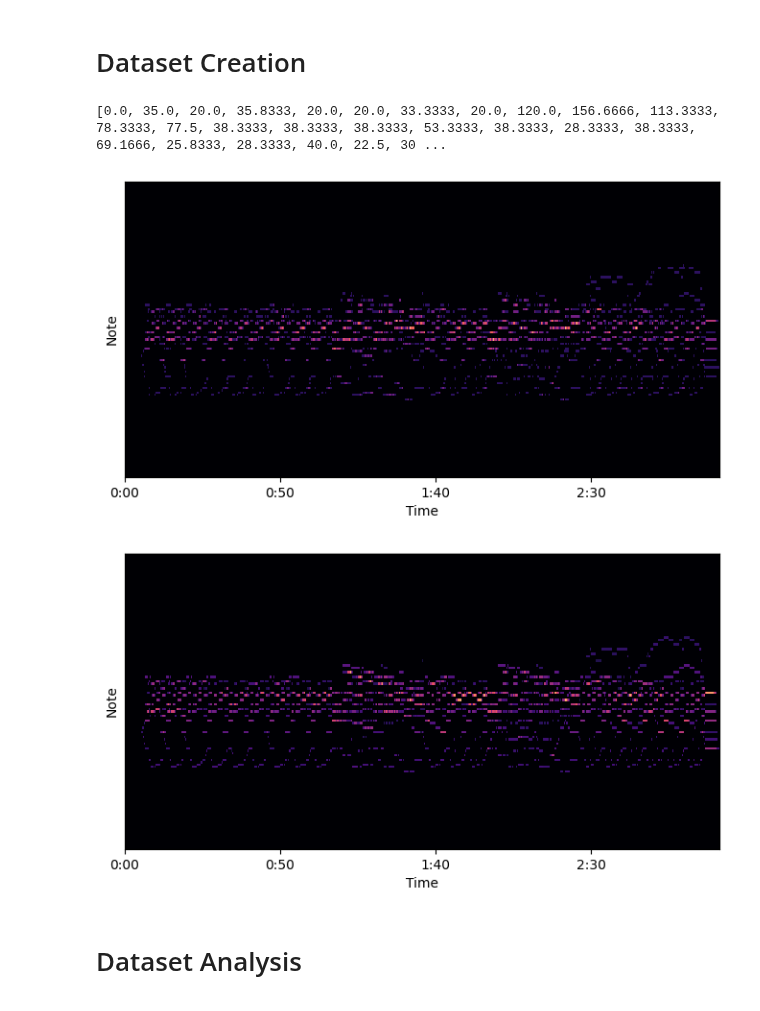
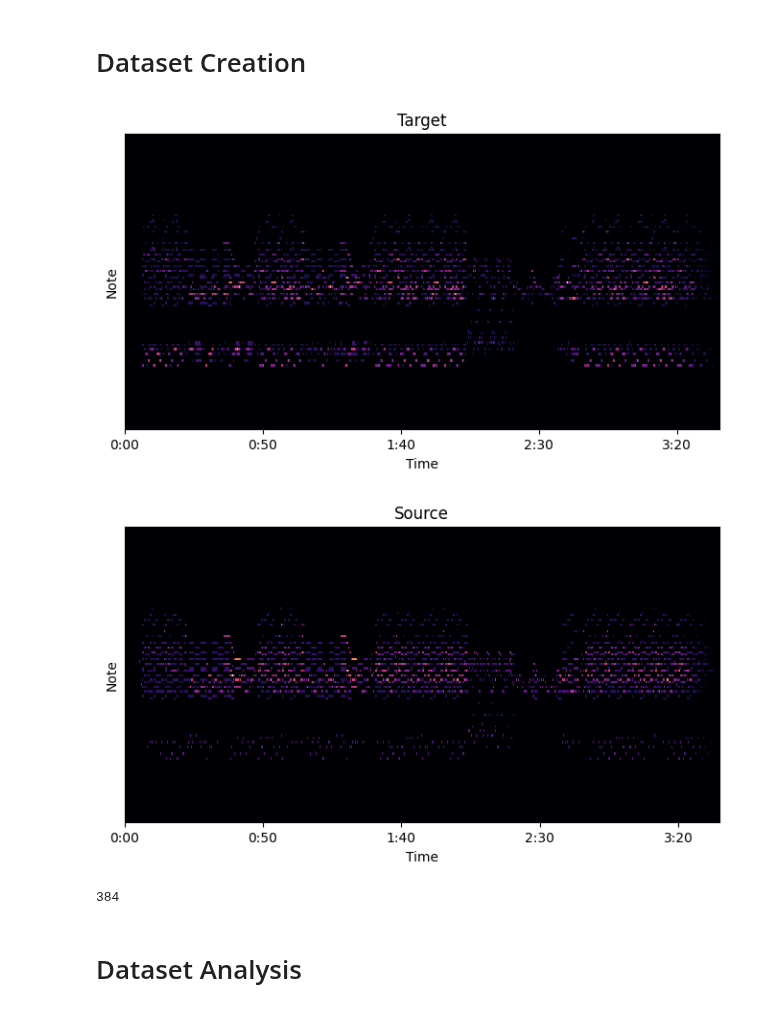
Before and after one commit to TheRealAnonymous008/ML-Playground, a Jupyter notebook: Composer/demo.ipynb, the cells around one changed output. Cells and saved outputs as stored; diff of their text form; code cells hidden in the pictures.

```diff
--- a/Composer/demo.ipynb
+++ b/Composer/demo.ipynb
@@ -18,8 +18,8 @@ for path, subdirs, files in os.walk(r'./data/'):
         if (name.endswith('.mid')):
             midi_files.append(os.path.join(path, name))
 # %%
-TEST_FILE = r'I Started a Joke.mid'
-df = make_dataset([TEST_FILE], file_name="datasets/midi-dataset-flat.csv")
+TEST_FILE = r'./data/Rick Astley/Never Gonna Give You Up.mid'
+df = make_dataset(midi_files, file_name="datasets/midi-dataset-flat.csv")
 # %%
 import pretty_midi
 from models.data_split import NUM_MIDI_NOTES, VOCABULARY
@@ -30,30 +30,32 @@ toks = df.iloc[0]['notes']
 durations = df.iloc[0]['durations']
 times = df.iloc[0]["times"]
 velocities = df.iloc[0]['velocities']
-# %%
-print(durations)
-# %% [output]
-[0.0, 35.0, 20.0, 35.8333, 20.0, 20.0, 33.3333, 20.0, 120.0, 156.6666, 113.3333, 78.3333, 77.5, 38.3333, 38.3333, 38.3333, 53.3333, 38.3333, 28.3333, 38.3333, 69.1666, 25.8333, 28.3333, 40.0, 22.5, 30 ...
 # %%
-midi_file = pretty_midi.PrettyMIDI(resolution=96)
+midi_file = pretty_midi.PrettyMIDI(resolution=384)
 
 piano = pretty_midi.Instrument(0)
 
 time = 0
 tpq = midi_file.resolution
 
-itr = 0
+v_itr = 0
+d_itr = 0
+t_itr = 0
+
 for i, tok in enumerate(toks):
-    duration = durations[itr]
+    duration = durations[d_itr]
 
     if tok < NUM_MIDI_NOTES:
-        note = pretty_midi.Note(velocity=velocities[i], pitch=tok, start=time / tpq, end=(time + duration) / tpq)
+        note = pretty_midi.Note(velocity=velocities[v_itr], pitch=tok, start=time / tpq, end=(time + duration) / tpq)
+        v_itr += 1
         piano.notes.append(note)
     elif tok == VOCABULARY['EOS']:
         break # Stop Generating for EOS
     elif tok == VOCABULARY['SEP']:
-        time += times[itr]
-        itr += 1
+        d_itr += 1
+    elif tok == VOCABULARY['BEAT']:
+        time += times[t_itr]
+        t_itr += 1
 
 
 midi_file.instruments.append(piano)
@@ -62,21 +64,26 @@ midi_file.write("test.mid")
 # %%
 fs = 100
 
 plt.figure(figsize=(8, 4))
+plt.title("Target")
 librosa.display.specshow(midi_file.get_piano_roll(fs),
                              hop_length=1, sr=fs, x_axis='time', y_axis='cqt_note')
 plt.show()
 
 fs = 100
 
 target = pretty_midi.PrettyMIDI(TEST_FILE)
 plt.figure(figsize=(8, 4))
+plt.title("Source")
 librosa.display.specshow(target.get_piano_roll(fs),
                              hop_length=1, sr=fs, x_axis='time', y_axis='cqt_note')
 plt.show()
+
+print(target.resolution)
 # %% [output]
-[figure, old version]
+[figure, new version]
-[figure, old version]
+[figure, new version]
+384
 # %% [markdown]
 # Dataset Analysis
 # %%
```
Also changed, not shown: parts of 4 cells of this notebook, 6 other files.
